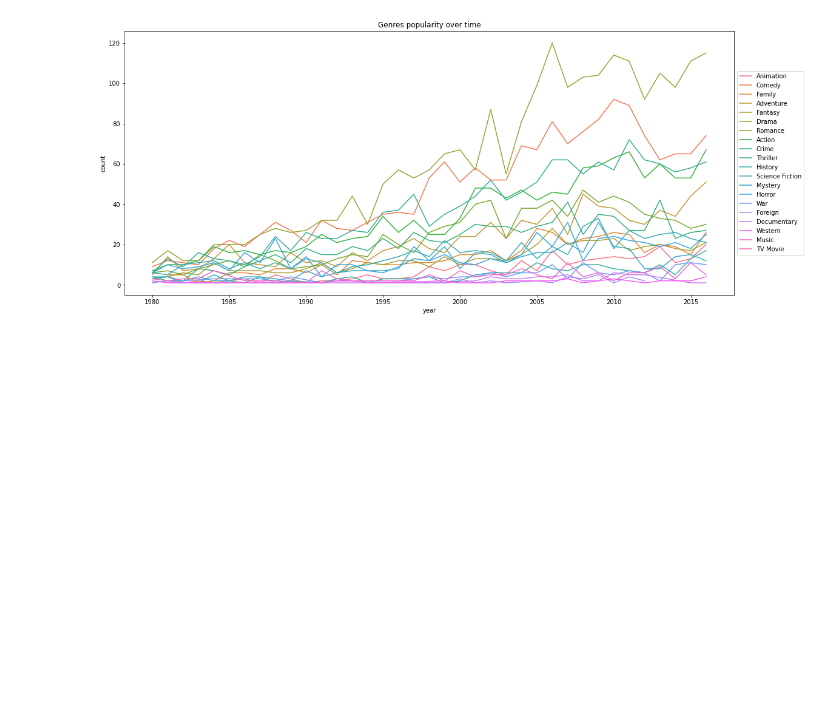
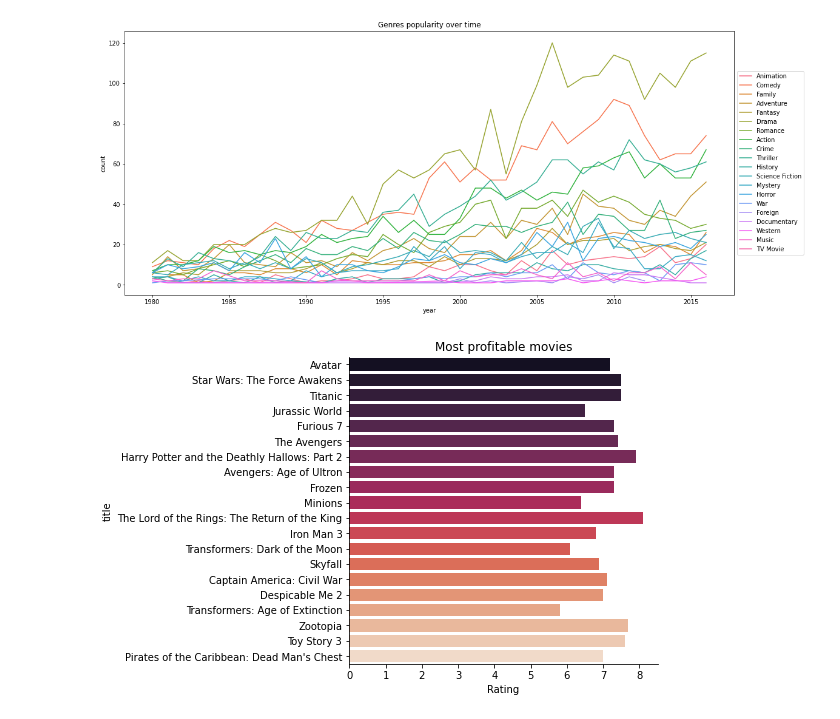
Before and after one commit to timetoai/movie_data_vis, a Jupyter notebook: EDA.ipynb, the cells around one changed output. Saved outputs shown, nothing was run; the diff lists cells and outputs as text; code cells hidden in the pictures; blank space fills up the shorter version.

```diff
--- a/EDA.ipynb
+++ b/EDA.ipynb
@@ -208,0 +265,9 @@ plt.show()
+# %%
+profit = (df.revenue - df.budget).sort_values(ascending=False)
+
+sns.catplot(data=df.loc[profit[:20].index], x='vote_average', y='title', kind='bar', orient='h', palette='rocket', aspect=1.6)
+plt.title('Most profitable movies')
+plt.xlabel('Rating')
+plt.show()
+# %% [output]
+[figure, added]
```
Also changed, not shown: parts of 15 cells of this notebook, 1 other file.
